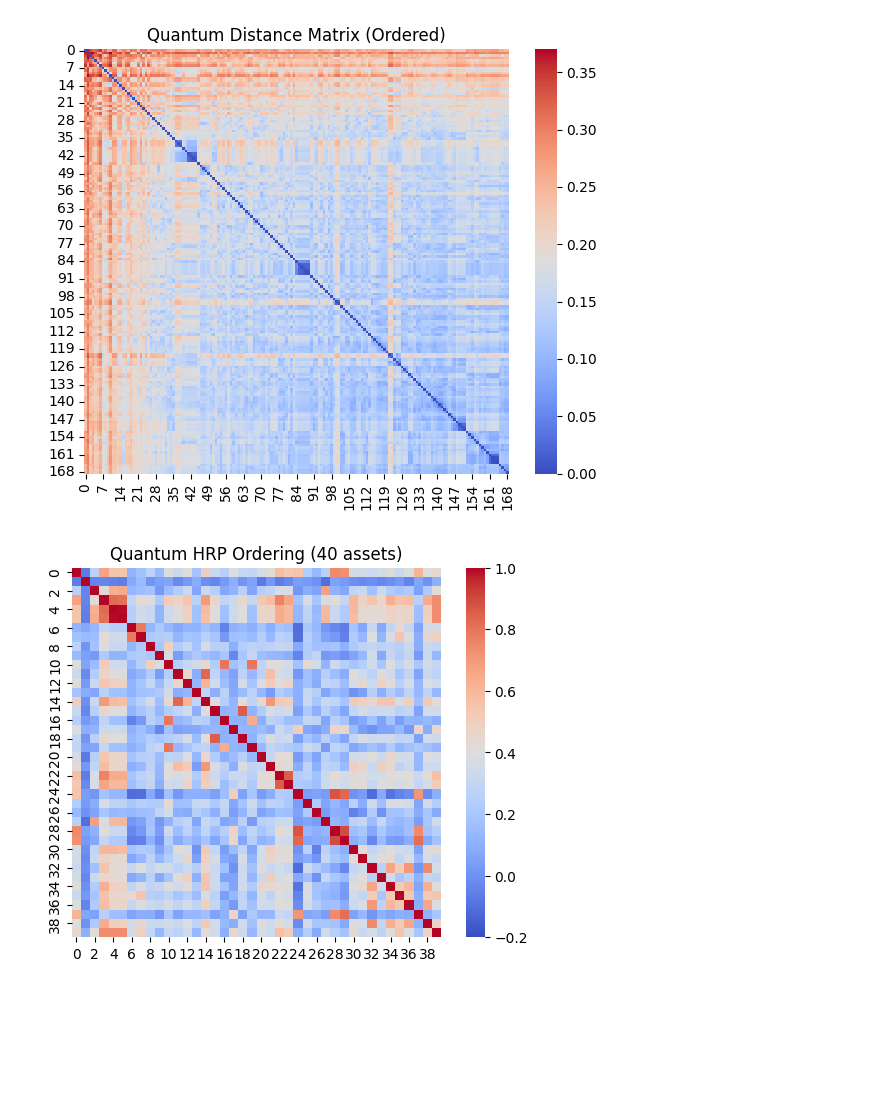
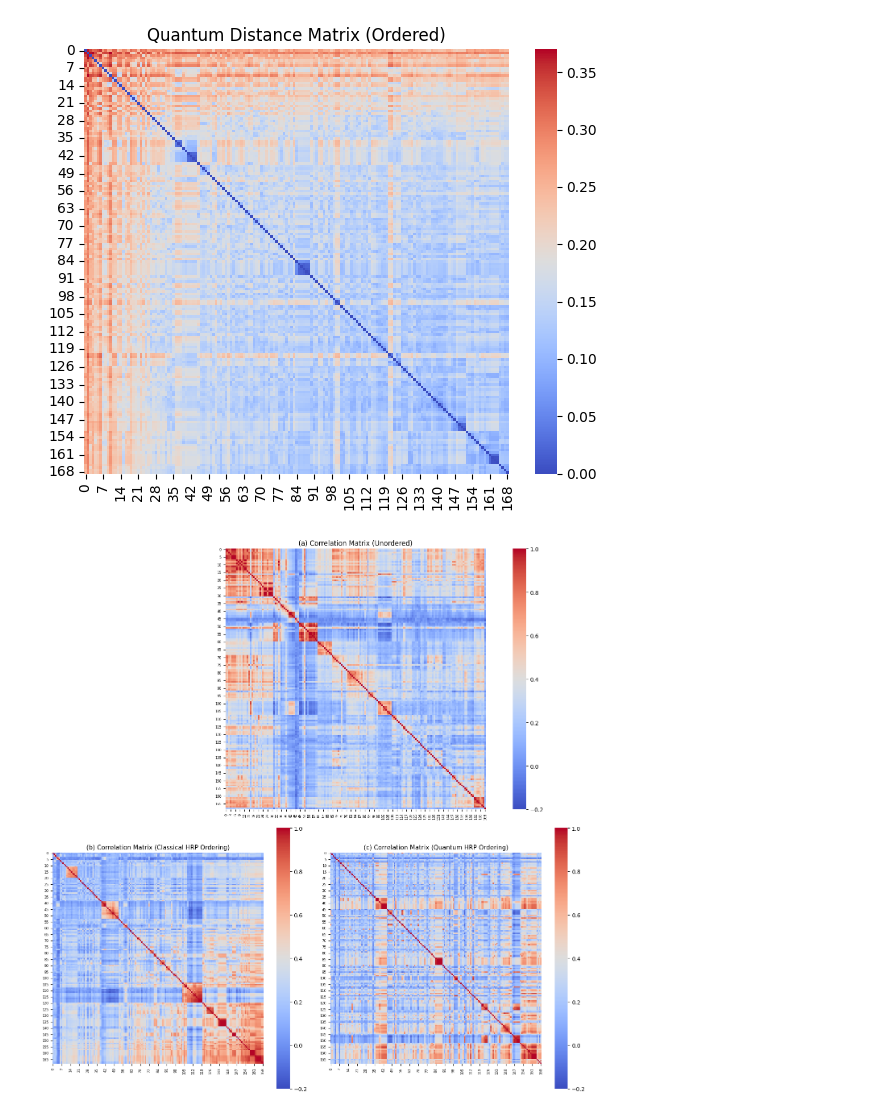
Before and after one commit to ikergs03/tfg-pricing-european-call-qae, a Jupyter notebook: src/qhrp_figure3_4/fig3_4.ipynb, the cells around one changed output. Saved outputs shown, nothing was run; the diff lists cells and outputs as text; code cells hidden in the pictures; blank space fills up the shorter version.

```diff
--- a/src/qhrp_figure3_4/fig3_4.ipynb
+++ b/src/qhrp_figure3_4/fig3_4.ipynb
@@ -127,19 +127,53 @@ plt.tight_layout()
 plt.show()
 # %% [output]
 [figure]
-# %%
-idx = np.random.choice(len(corr), size=40, replace=False)
-corr_small = corr[np.ix_(idx, idx)]
-D_small = D_quantum[np.ix_(idx, idx)]
-order_small = quantum_ordering(D_small)
-sns.heatmap(
-    corr_small[np.ix_(order_small, order_small)],
-    cmap="coolwarm",
-    vmin=-0.2,
-    vmax=1.0,
-    square=True
-)
-plt.title("Quantum HRP Ordering (40 assets)")
-plt.show()
-# %% [output]
-[figure, removed]
+# %%
+fig = plt.figure(figsize=(14, 14))
+gs = fig.add_gridspec(2, 2, height_ratios=[1, 1])
+
+# ---------- (a) Unordered ----------
+ax0 = fig.add_subplot(gs[0, :])
+sns.heatmap(
+    corr,
+    cmap="coolwarm",
+    vmin=-0.2,
+    vmax=1.0,
+    square=True,
+    cbar=True,
+    ax=ax0
+)
+ax0.set_title("(a) Correlation Matrix (Unordered)", fontsize=12)
+ax0.tick_params(labelsize=6)
+
+# ---------- (b) Classical HRP ----------
+ax1 = fig.add_subplot(gs[1, 0])
+sns.heatmap(
+    corr_classical,
+    cmap="coolwarm",
+    vmin=-0.2,
+    vmax=1.0,
+    square=True,
+    cbar=True,
+    ax=ax1
+)
+ax1.set_title("(b) Correlation Matrix (Classical HRP Ordering)", fontsize=11)
+ax1.tick_params(labelsize=6)
+
+# ---------- (c) Quantum HRP ----------
+ax2 = fig.add_subplot(gs[1, 1])
+sns.heatmap(
+    corr_quantum,
+    cmap="coolwarm",
+    vmin=-0.2,
+    vmax=1.0,
+    square=True,
+    cbar=True,
+    ax=ax2
+)
+ax2.set_title("(c) Correlation Matrix (Quantum HRP Ordering)", fontsize=11)
+ax2.tick_params(labelsize=6)
+
+plt.tight_layout()
+plt.show()
+# %% [output]
+[figure, added]
```
Also changed, not shown: parts of 1 cell of this notebook.
